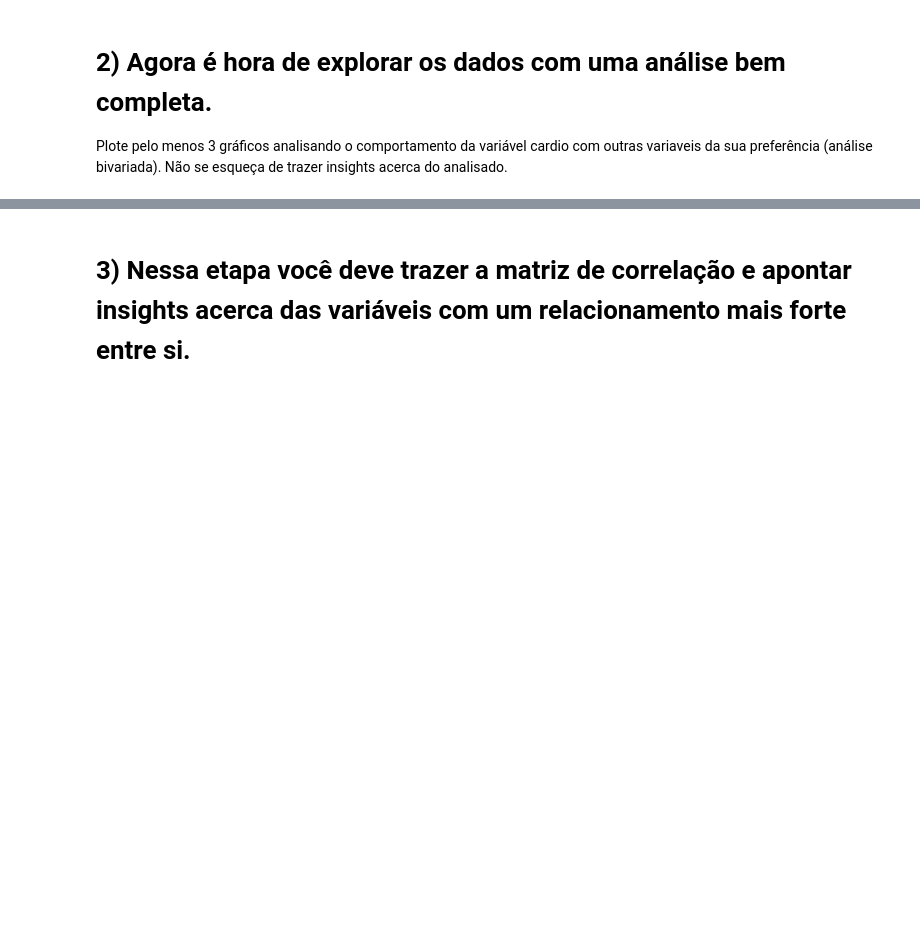
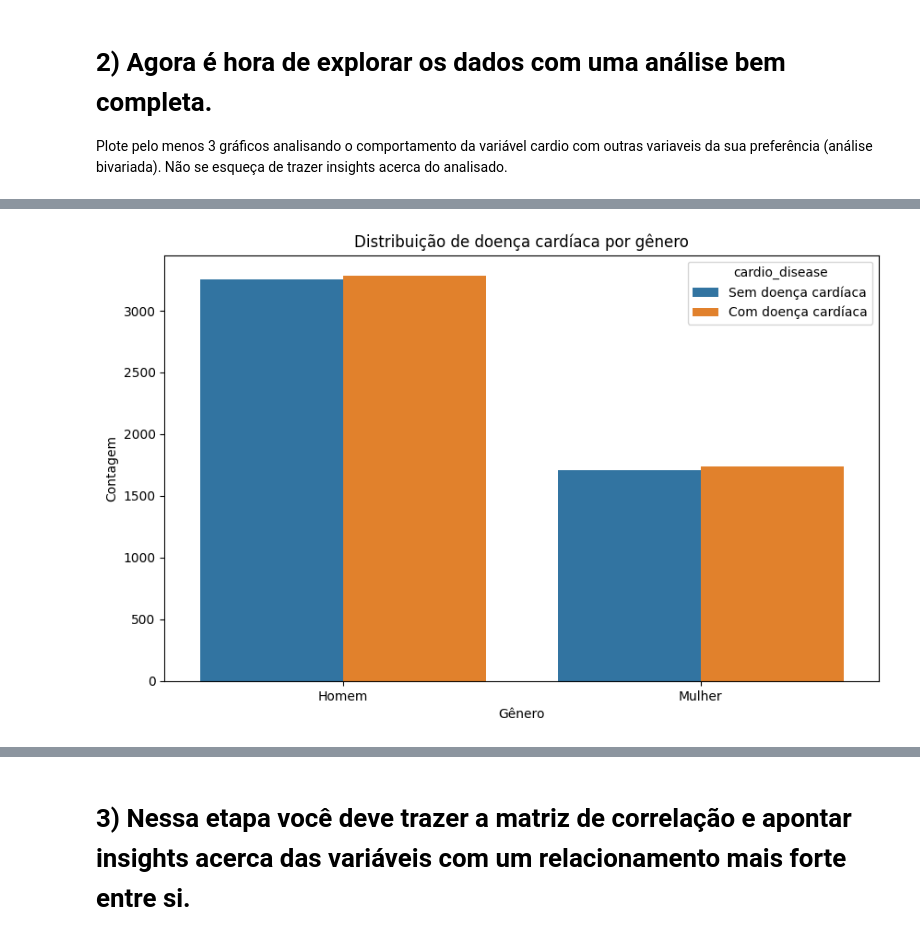
Before and after one commit to MiguellMAC/EBAC.DATA_SCIENCE, a Jupyter notebook: Atividade_Cap27/Profissao Cientista de Dados M27 Pratique.ipynb, the cells around one changed output, grey strips where cells are left out. Drawn from its saved outputs; the diff is of its cells as text; code cells hidden in the pictures; blank space fills up the shorter version.

```diff
--- a/Atividade_Cap27/Profissao Cientista de Dados M27 Pratique.ipynb
+++ b/Atividade_Cap27/Profissao Cientista de Dados M27 Pratique.ipynb
@@ -41,4 +39,8 @@ from sklearn.metrics import roc_curve, roc_auc_score, classification_report
 Assim como na aula essa nova base não passou por pré processamento nenhum então nessa etapa, carrega os dados, verifique os tipos de dados, verifique se temos dados faltantes e outliers.
 Quando necessário realize o tratamento.
 # %%
-base = pd.read_csv("CARDIO_BASE.csv", delimiter=';')
+# Lendo o csv
+
+df = pd.read_csv("CARDIO_BASE.csv", delimiter=';', decimal=',')
+
+df.head(10)
@@ -46,0 +149,12 @@ base = pd.read_csv("CARDIO_BASE.csv", delimiter=';')
+# %%
+# Retirando outliers "weight"
+
+cond = (df["weight"] > 160) | (df["weight"] < 39)
+df = df[~cond]
+
+# Realizando verificação
+
+px.box(
+    df,
+    "weight"
+)
@@ -51,0 +205,23 @@ Plote pelo menos 3 gráficos analisando o comportamento da variável cardio com
+# %%
+# Criando os gráficos
+
+Gen_Cardio = (df.groupby(['gender', 'cardio_disease']).size().reset_index(name='count'))
+Gen_Cardio['cardio_disease'] = Gen_Cardio['cardio_disease'].map({
+    0: 'Sem doença cardíaca',
+    1: 'Com doença cardíaca'
+})
+
+plt.figure(figsize=(10, 6))
+sns.barplot(
+    data=Gen_Cardio,
+    x='gender',
+    y='count',
+    hue='cardio_disease'
+)
+plt.title("Distribuição de doença cardíaca por gênero")
+plt.xticks([0, 1], ['Homem', 'Mulher'])
+plt.ylabel("Contagem")
+plt.xlabel("Gênero")
+plt.show()
+# %% [output]
+[figure, added]
```
Also changed, not shown: parts of 47 cells of this notebook.
